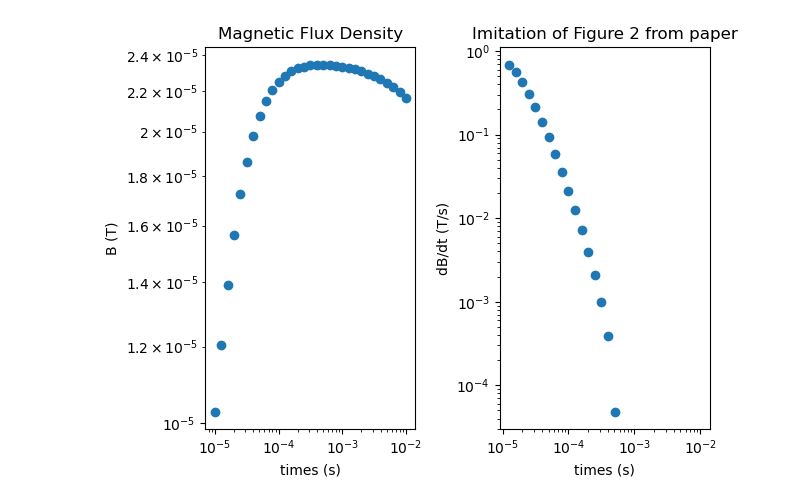
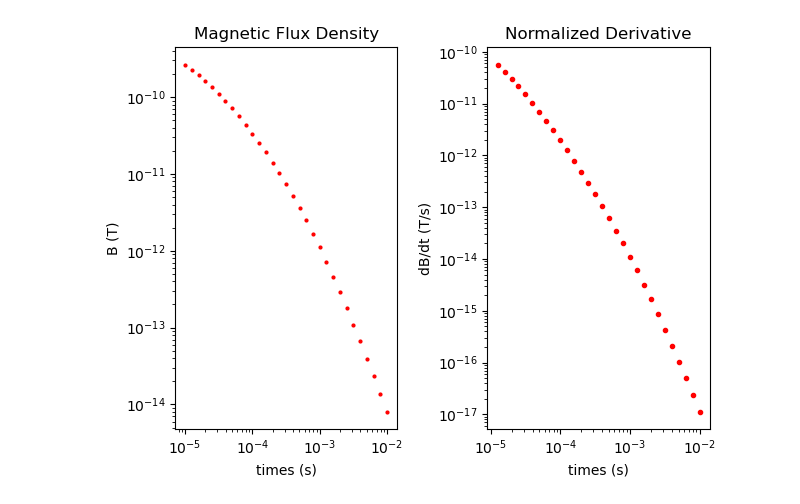
Before and after one commit to jrobs12/eosc454_project, a Jupyter notebook: forward_model.ipynb, the cells around one changed output. Cells and saved outputs as stored; diff of their text form; code cells hidden in the pictures.

```diff
--- a/forward_model.ipynb
+++ b/forward_model.ipynb
@@ -41,6 +55,16 @@ times = np.logspace(-5, -2, 31)  # time channels (s)
 # %%
 #define waveforms
+
+#stepoff
 stepoff_waveform = tdem.sources.StepOffWaveform(off_time=0.0)
+
+#rectangular
+eps = 6.5*(1e-6)
+ramp_on = np.r_[-0.0008, -0.0008 + eps]
+ramp_off = np.r_[-eps, 0.0]
+rectangular_waveform = tdem.sources.TrapezoidWaveform(
+    ramp_on=ramp_on, ramp_off=ramp_off
+)
 # %%
 #define surveys
 receiver_list = []
@@ -55,7 +79,7 @@ source_list = [
     tdem.sources.CircularLoop(
         receiver_list=receiver_list,
         location=source_location,
-        waveform=stepoff_waveform,
+        waveform=rectangular_waveform,
         current=source_current,
         radius=source_radius,
     )
@@ -90,26 +138,33 @@ simulation = tdem.simulation_1d.Simulation1DLayered(survey=survey, sigmaMap= sig
 # %%
 #predict data
 dpred = simulation.dpred(model) #T
+dpred_layers = simulation.dpred(model_layers)
 
 #take differences to try and imi
 d_dpred = np.diff(dpred)
+d_dpred_layers = np.diff(dpred_layers)
 dt = np.diff(times)
 
-dBdt = d_dpred/dt
+dBdt = d_dpred/dt #in Volt / m^2
+dBdt_layers = d_dpred_layers/dt# + 1e-5*np.random.randn(len(times[1:]))
+
+#divide by moment
+dBdt_norm = dBdt/moment
+dBdt_layers_norm = dBdt_layers/moment
 # %%
 #Plot the predicted data
 plt.subplot(1,2,1)
-plt.loglog(times, dpred, "o")
+plt.loglog(times, dpred, "ro", markersize = 2)
 plt.xlabel("times (s)")
 plt.ylabel("B (T)")
 plt.title("Magnetic Flux Density")
 
 plt.subplot(1,2,2)
-plt.loglog(times[1:], dBdt, "o")
+plt.loglog(times[1:], np.abs(dBdt_norm), "ro", markersize = 3)
 plt.xlabel("times (s)")
 plt.ylabel("dB/dt (T/s)")
-plt.title("Imitation of Figure 2 from paper")
+plt.title("Normalized Derivative")
 
 plt.tight_layout()
 # %% [output]
-[figure, old version]
+[figure, new version]
```
Also changed, not shown: parts of 13 cells of this notebook.
